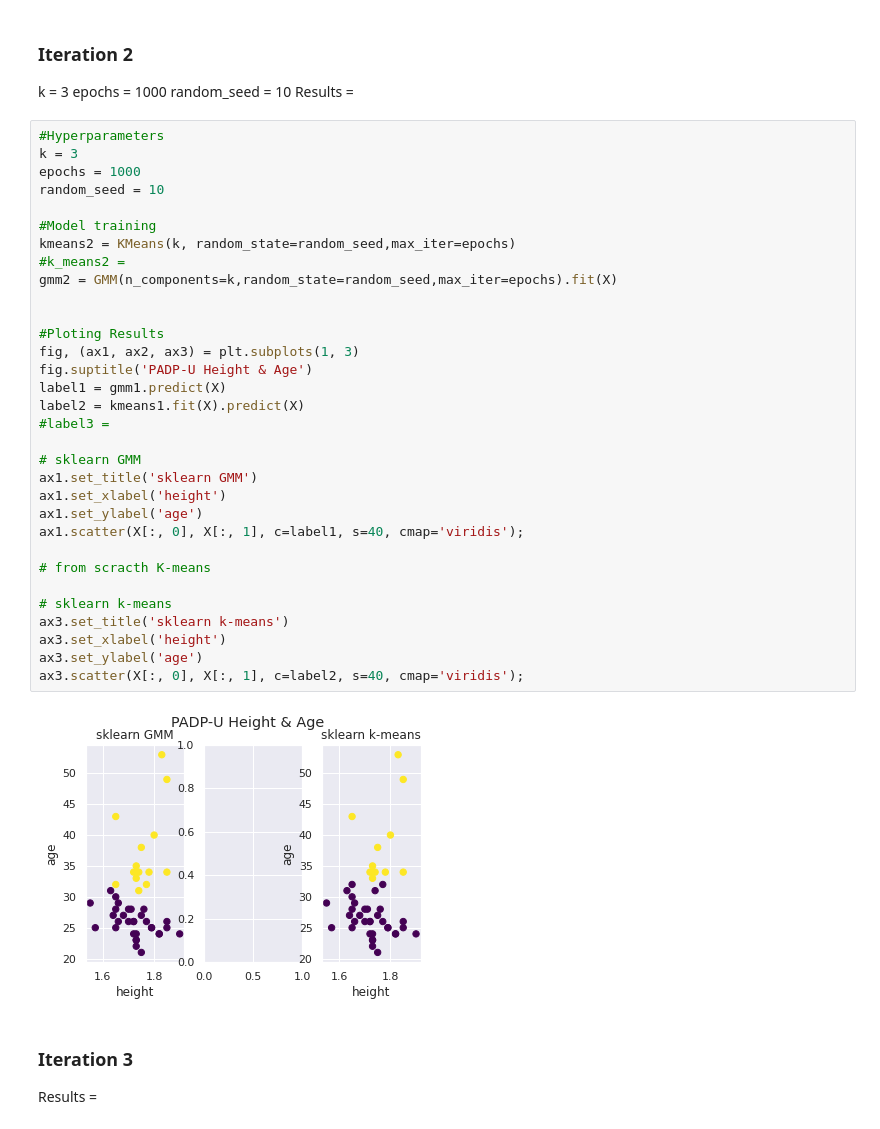
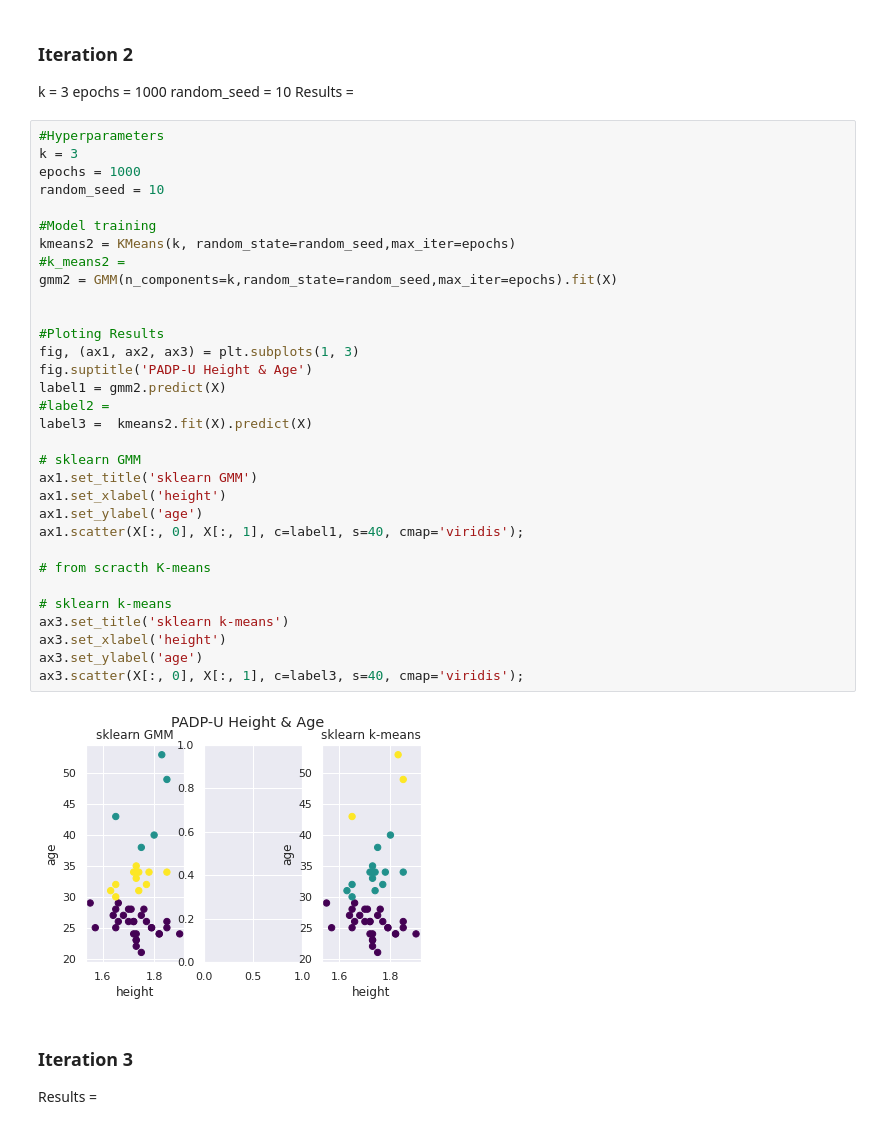
Before and after one commit to cavendano01/Statistical-Learning-II, a Jupyter notebook: K-means-&-GMM/K_means_y_GMM.ipynb, the cells around one changed output. Cells and saved outputs as stored; diff of their text form.

```diff
--- a/K-means-&-GMM/K_means_y_GMM.ipynb
+++ b/K-means-&-GMM/K_means_y_GMM.ipynb
@@ -214,37 +214,37 @@ Results =
 # %%
 #Hyperparameters
 k = 3
 epochs = 1000
 random_seed = 10
 
 #Model training
 kmeans2 = KMeans(k, random_state=random_seed,max_iter=epochs)
 #k_means2 =
 gmm2 = GMM(n_components=k,random_state=random_seed,max_iter=epochs).fit(X)
 
 
 #Ploting Results
 fig, (ax1, ax2, ax3) = plt.subplots(1, 3)
 fig.suptitle('PADP-U Height & Age')
-label1 = gmm1.predict(X)
-label2 = kmeans1.fit(X).predict(X)
-#label3 =
+label1 = gmm2.predict(X)
+#label2 =
+label3 =  kmeans2.fit(X).predict(X)
 
 # sklearn GMM
 ax1.set_title('sklearn GMM')
 ax1.set_xlabel('height')
 ax1.set_ylabel('age')
 ax1.scatter(X[:, 0], X[:, 1], c=label1, s=40, cmap='viridis');
 
 # from scracth K-means
 
 # sklearn k-means
 ax3.set_title('sklearn k-means')
 ax3.set_xlabel('height')
 ax3.set_ylabel('age')
-ax3.scatter(X[:, 0], X[:, 1], c=label2, s=40, cmap='viridis');
+ax3.scatter(X[:, 0], X[:, 1], c=label3, s=40, cmap='viridis');
 # %% [output]
-[figure, old version]
+[figure, new version]
 # %% [markdown]
 ### Iteration 3
 Results =
```
Also changed, not shown: parts of 4 cells of this notebook.
